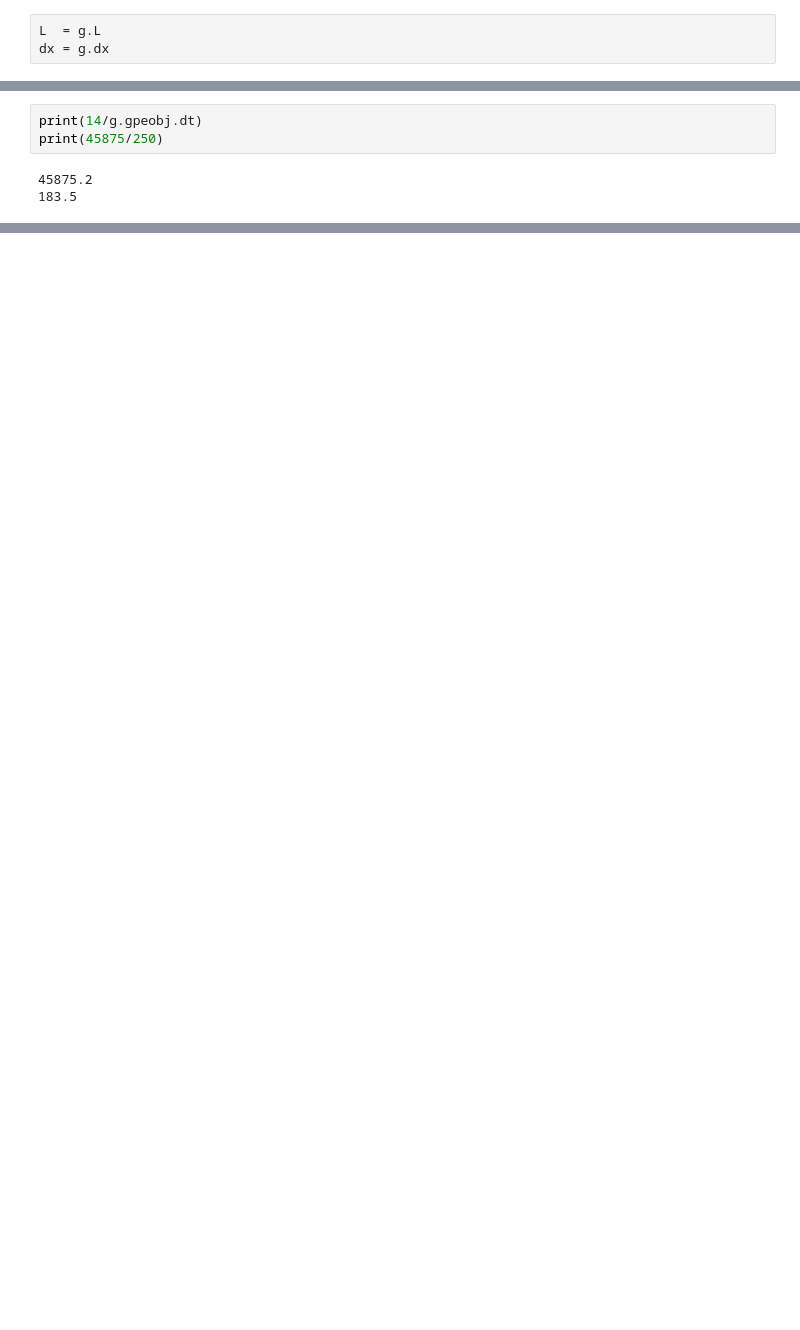
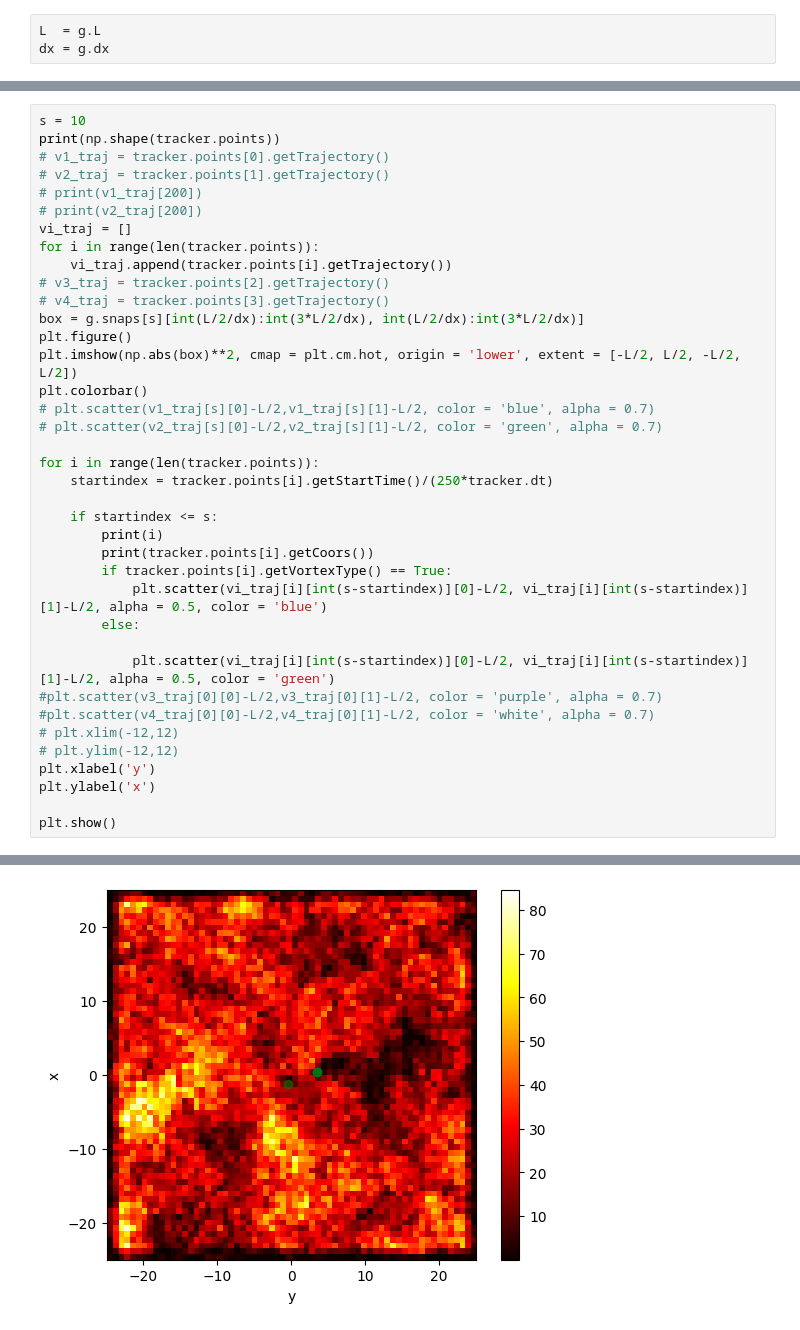
Before and after one commit to easuit24/BECs2, a Jupyter notebook: testpointtracking2.ipynb, the cells around one changed output, grey strips where cells are left out. Cells and saved outputs as stored; diff of their text form; blank space fills up the shorter version.

```diff
--- a/testpointtracking2.ipynb
+++ b/testpointtracking2.ipynb
@@ -82,6 +94,39 @@ plt.show()
-# %%
-print(14/g.gpeobj.dt)
-print(45875/250)
-# %% [output]
-45875.2
-183.5
+# %%
+s = 10
+print(np.shape(tracker.points))
+# v1_traj = tracker.points[0].getTrajectory()
+# v2_traj = tracker.points[1].getTrajectory()
+# print(v1_traj[200])
+# print(v2_traj[200])
+vi_traj = []
+for i in range(len(tracker.points)):
+    vi_traj.append(tracker.points[i].getTrajectory())
+# v3_traj = tracker.points[2].getTrajectory()
+# v4_traj = tracker.points[3].getTrajectory()
+box = g.snaps[s][int(L/2/dx):int(3*L/2/dx), int(L/2/dx):int(3*L/2/dx)]
+plt.figure()
+plt.imshow(np.abs(box)**2, cmap = plt.cm.hot, origin = 'lower', extent = [-L/2, L/2, -L/2, L/2])
+plt.colorbar()
+# plt.scatter(v1_traj[s][0]-L/2,v1_traj[s][1]-L/2, color = 'blue', alpha = 0.7)
+# plt.scatter(v2_traj[s][0]-L/2,v2_traj[s][1]-L/2, color = 'green', alpha = 0.7)
+
+for i in range(len(tracker.points)):
+    startindex = tracker.points[i].getStartTime()/(250*tracker.dt)
+
+    if startindex <= s:
+        print(i)
+        print(tracker.points[i].getCoors())
+        if tracker.points[i].getVortexType() == True:
+            plt.scatter(vi_traj[i][int(s-startindex)][0]-L/2, vi_traj[i][int(s-startindex)][1]-L/2, alpha = 0.5, color = 'blue')
+        else:
+
+            plt.scatter(vi_traj[i][int(s-startindex)][0]-L/2, vi_traj[i][int(s-startindex)][1]-L/2, alpha = 0.5, color = 'green')
+#plt.scatter(v3_traj[0][0]-L/2,v3_traj[0][1]-L/2, color = 'purple', alpha = 0.7)
+#plt.scatter(v4_traj[0][0]-L/2,v4_traj[0][1]-L/2, color = 'white', alpha = 0.7)
+# plt.xlim(-12,12)
+# plt.ylim(-12,12)
+plt.xlabel('y')
+plt.ylabel('x')
+
+plt.show()
+# %% [output]
@@ -87,0 +146 @@ print(45875/250)
+[figure, added]
```
Also changed, not shown: parts of 9 cells of this notebook, 1 other file.
